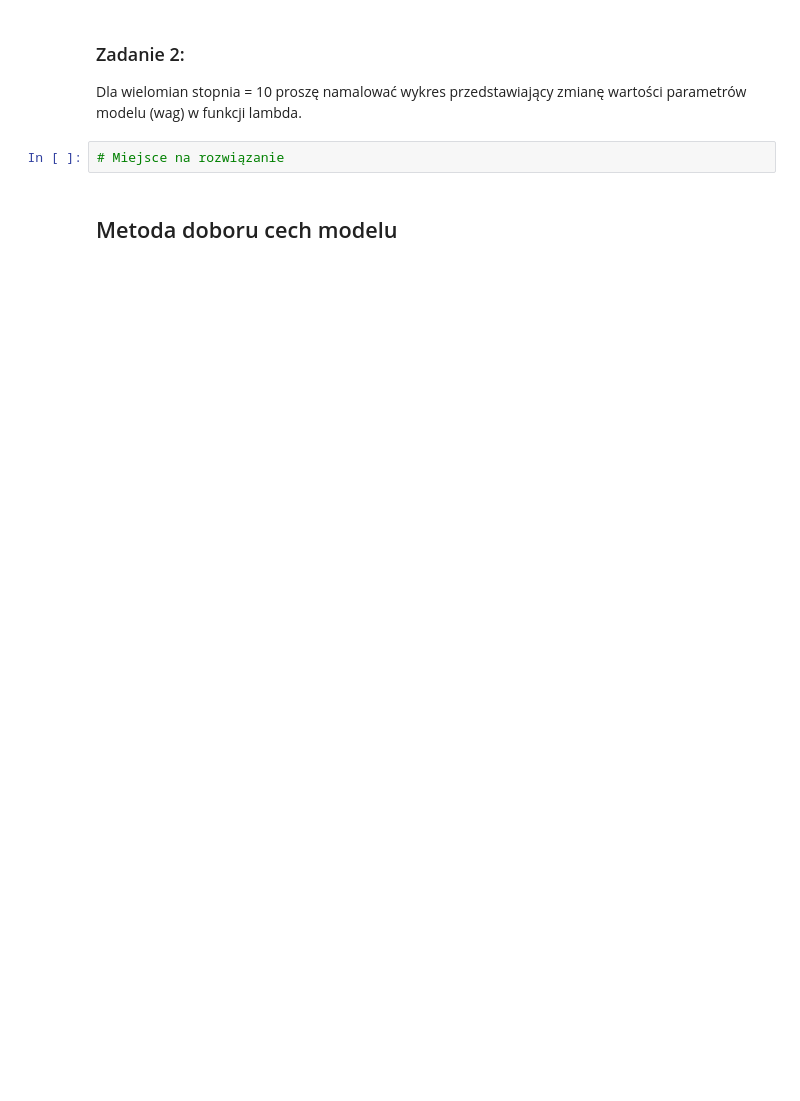
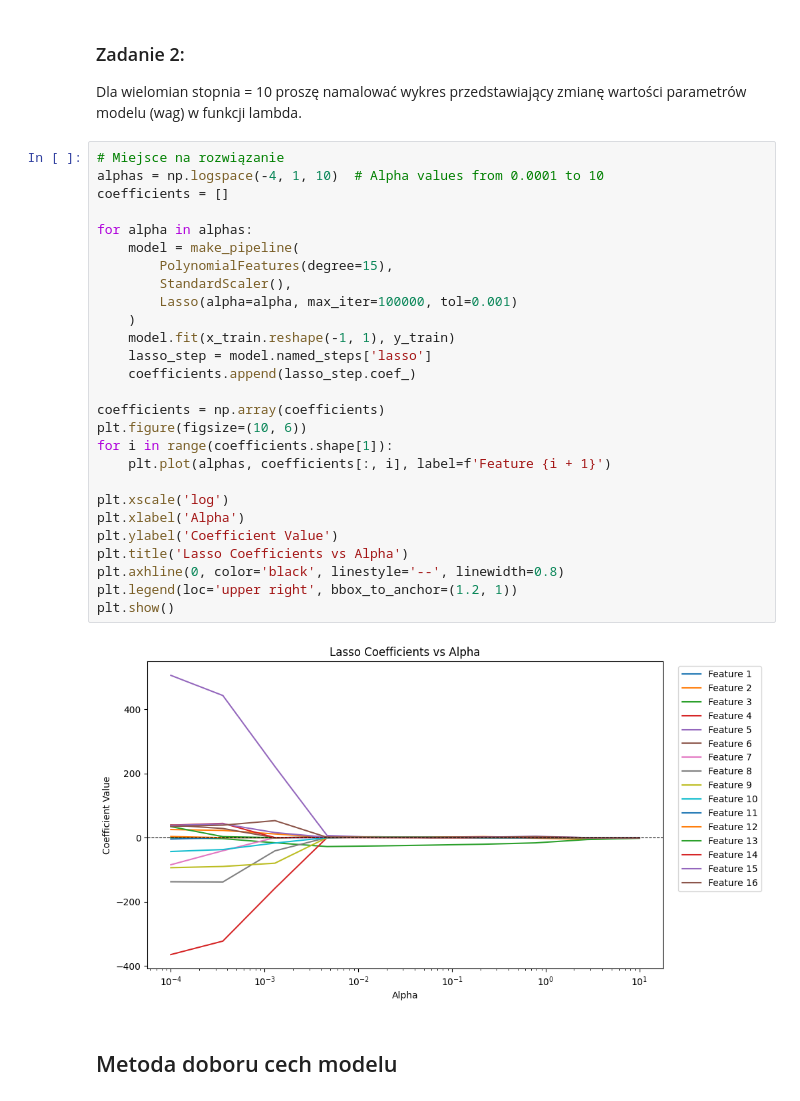
Before and after one commit to legeof008/saris-2024, a Jupyter notebook: ZMUM 4 - Lasso.ipynb, the cells around one changed output. Drawn from its saved outputs; the diff is of its cells as text; blank space fills up the shorter version.

```diff
--- a/ZMUM 4 - Lasso.ipynb
+++ b/ZMUM 4 - Lasso.ipynb
@@ -116,8 +132,35 @@ NameError: name 'make_pipeline' is not defined
 # %% [markdown]
 ### Zadanie 2:
 Dla wielomian stopnia = 10 proszę namalować wykres przedstawiający zmianę wartości parametrów modelu (wag) w funkcji lambda.
-# %%
-# Miejsce na rozwiązanie
+# %%
+# Miejsce na rozwiązanie
+alphas = np.logspace(-4, 1, 10)  # Alpha values from 0.0001 to 10
+coefficients = []
+
+for alpha in alphas:
+    model = make_pipeline(
+        PolynomialFeatures(degree=15),
+        StandardScaler(),
+        Lasso(alpha=alpha, max_iter=100000, tol=0.001)
+    )
+    model.fit(x_train.reshape(-1, 1), y_train)
+    lasso_step = model.named_steps['lasso']
+    coefficients.append(lasso_step.coef_)
+
+coefficients = np.array(coefficients)
+plt.figure(figsize=(10, 6))
+for i in range(coefficients.shape[1]):
+    plt.plot(alphas, coefficients[:, i], label=f'Feature {i + 1}')
+
+plt.xscale('log')
+plt.xlabel('Alpha')
+plt.ylabel('Coefficient Value')
+plt.title('Lasso Coefficients vs Alpha')
+plt.axhline(0, color='black', linestyle='--', linewidth=0.8)
+plt.legend(loc='upper right', bbox_to_anchor=(1.2, 1))
+plt.show()
+# %% [output]
+[figure, added]
 # %% [markdown]
 ## Metoda doboru cech modelu
 # %%
```
Also changed, not shown: parts of 15 cells of this notebook.
